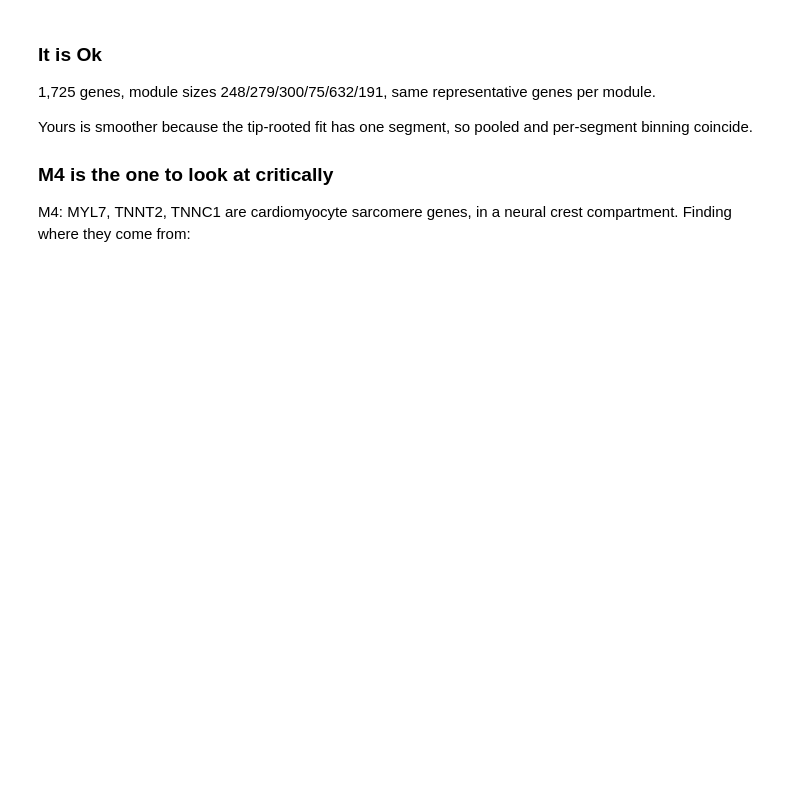
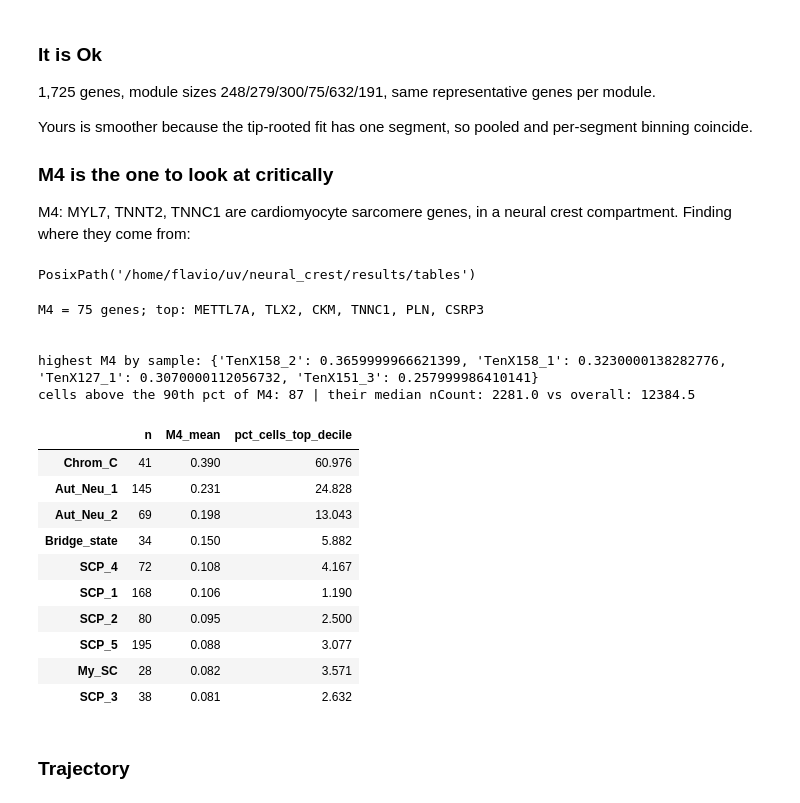
Before and after one commit to flalix/neural_crest, a Jupyter notebook: notebooks/neural_crest01_velo_fate.ipynb, the cells around one changed output. Saved outputs shown, nothing was run; the diff lists cells and outputs as text; code cells hidden in the pictures; blank space fills up the shorter version.

```diff
--- a/notebooks/neural_crest01_velo_fate.ipynb
+++ b/notebooks/neural_crest01_velo_fate.ipynb
@@ -861,25 +855,57 @@ Yours is smoother because the tip-rooted fit has one segment, so pooled and per-
 ### M4 is the one to look at critically
 
 M4: MYL7, TNNT2, TNNC1 are cardiomyocyte sarcomere genes, in a neural crest compartment. Finding where they come from:
+# %%
+TABLES
+# %% [output]
+PosixPath('/home/flavio/uv/neural_crest/results/tables')
 # %%
+'''
 mods = pd.read_csv(host.artifact_path("03461c2e-4257-4b96-99b6-2d6c7a1a5a9c"), index_col=0)
 ad = sc.read_h5ad(host.artifact_path("fd40245c-489b-4179-a5a2-f53c68a49e1e")) if False else \
      sc.read_h5ad(host.artifact_path(IDS["innervation_selection_scfates.h5ad"]))
+'''
+
+mods = pd.read_csv(TABLES / "innervation_gene_modules.csv", index_col=0)
+filename = root_h5 / "innervation_selection_scfates.h5ad"
+ad = sc.read_h5ad(filename)
+
 m4 = [g for g in mods.index[mods["module"] == 4] if g in ad.raw.var_names]
 X = np.asarray(ad.raw[:, m4].X.todense())
 score = pd.Series(X.mean(1), index=ad.obs_names)
 
 by_type = pd.DataFrame({
     "n": ad.obs["cell.types"].value_counts(),
     "M4_mean": score.groupby(ad.obs["cell.types"].values, observed=True).mean(),
     "pct_cells_top_decile": 100 * (score > score.quantile(0.9)).groupby(
         ad.obs["cell.types"].values, observed=True).mean(),
 }).sort_values("M4_mean", ascending=False).round(3)
+
 print(f"M4 = {len(m4)} genes; top: {', '.join(mods.index[mods['module']==4][:6])}\n")
-print(by_type.to_string())
+
 top_samples = (score.groupby(ad.obs["sampleID"].values).mean()
                  .sort_values(ascending=False).head(4).round(3))
+
 print("\nhighest M4 by sample:", top_samples.to_dict())
 print("cells above the 90th pct of M4:", int((score > score.quantile(0.9)).sum()),
       "| their median nCount:", float(ad.obs.loc[score > score.quantile(0.9), "nCount_RNA"].median()),
       "vs overall:", float(ad.obs["nCount_RNA"].median()))
+
+by_type
+# %% [output]
+M4 = 75 genes; top: METTL7A, TLX2, CKM, TNNC1, PLN, CSRP3
+
+
+highest M4 by sample: {'TenX158_2': 0.3659999966621399, 'TenX158_1': 0.3230000138282776, 'TenX127_1': 0.3070000112056732, 'TenX151_3': 0.257999986410141}
+cells above the 90th pct of M4: 87 | their median nCount: 2281.0 vs overall: 12384.5
+|  | n | M4_mean | pct_cells_top_decile |
+| Chrom_C | 41 | 0.390 | 60.976 |
+| Aut_Neu_1 | 145 | 0.231 | 24.828 |
+| Aut_Neu_2 | 69 | 0.198 | 13.043 |
+| Bridge_state | 34 | 0.150 | 5.882 |
+| SCP_4 | 72 | 0.108 | 4.167 |
+| SCP_1 | 168 | 0.106 | 1.190 |
+| SCP_2 | 80 | 0.095 | 2.500 |
+| SCP_5 | 195 | 0.088 | 3.077 |
+| My_SC | 28 | 0.082 | 3.571 |
+| SCP_3 | 38 | 0.081 | 2.632 |
@@ -887,0 +912,2 @@ print(host.skills.publish("neural-crest-trajectory"))
+# %% [markdown]
+### Trajectory
```
Also changed, not shown: parts of 15 cells of this notebook, 5 other files.
